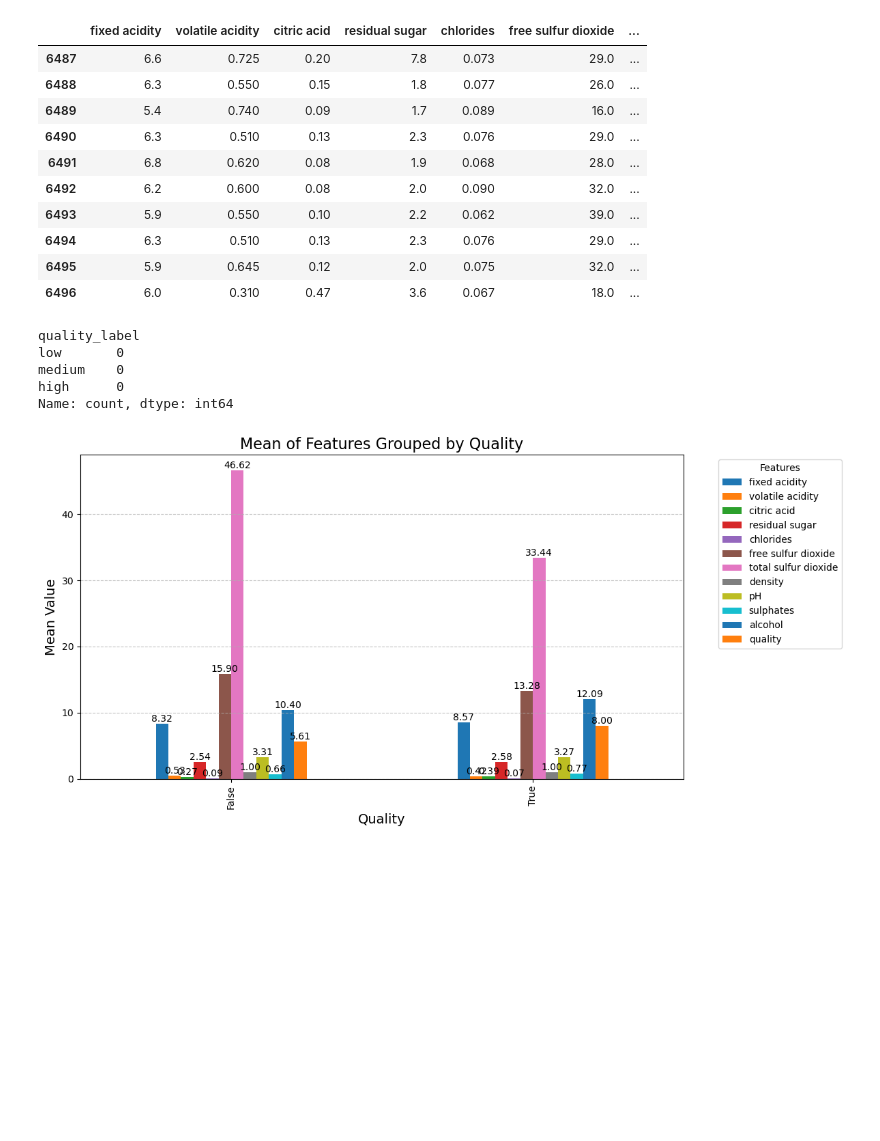
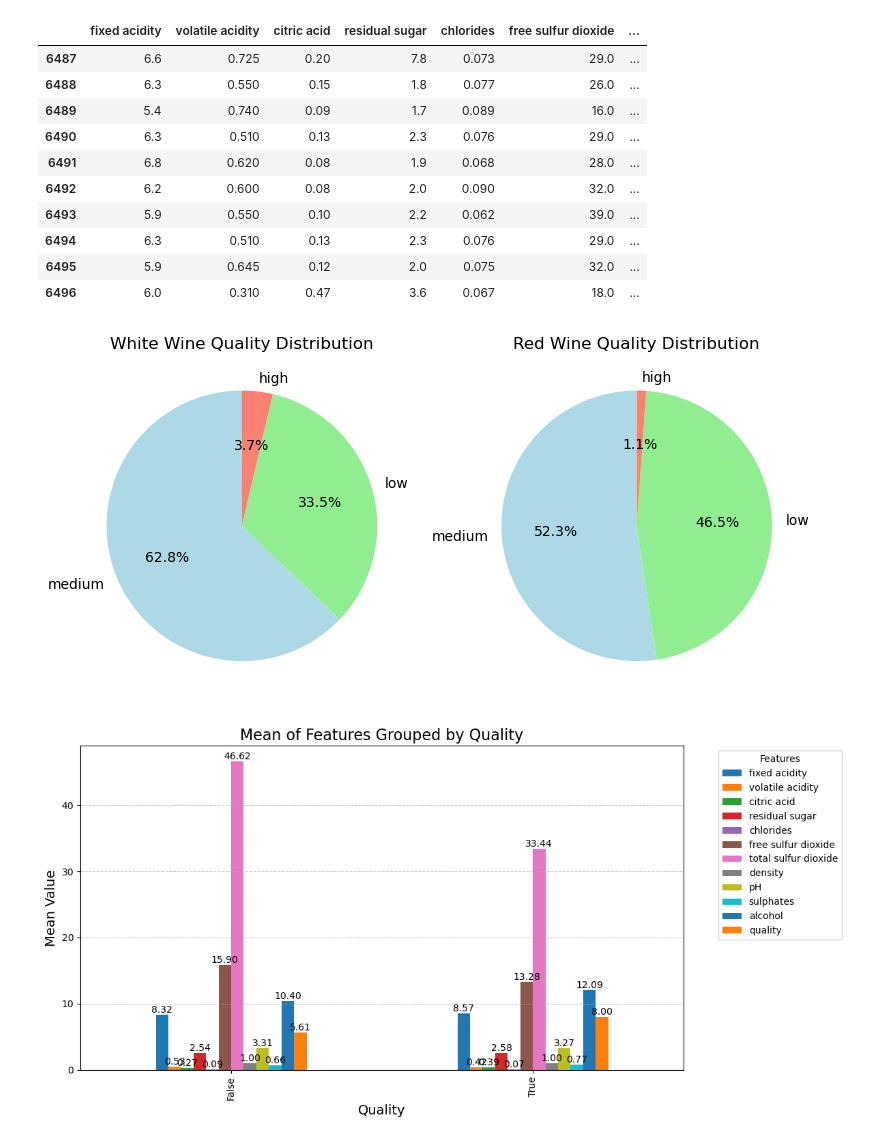
Before and after one commit to rakeshtparayil/BlueBerry-Winery, a Jupyter notebook: blueBerry_winery.ipynb, the cells around one changed output. Cells and saved outputs as stored; diff of their text form; code cells hidden in the pictures; blank space fills up the shorter version.

Commit message:
new_graphs

```diff
--- a/blueBerry_winery.ipynb
+++ b/blueBerry_winery.ipynb
@@ -199,17 +199,39 @@ combined_wine.tail(10)
 | 6494 | 6.3 | 0.510 | 0.13 | 2.3 | 0.076 | 29.0 | ... |
 | 6495 | 5.9 | 0.645 | 0.12 | 2.0 | 0.075 | 32.0 | ... |
 | 6496 | 6.0 | 0.310 | 0.47 | 3.6 | 0.067 | 18.0 | ... |
-# %%
-# Separate the data for White and Red wines
-white_quality_counts = combined_wine[combined_wine['wine_type'] == 'White']['quality_label'].value_counts()
-red_quality_counts = combined_wine[combined_wine['wine_type'] == 'Red']['quality_label'].value_counts()
-red_quality_counts
-# %% [output]
-quality_label
-low       0
-medium    0
-high      0
-Name: count, dtype: int64
+# %%
+# Separate the data for White and Red wines
+white_quality_counts = combined_wine[combined_wine['wine_type'] == 'white']['quality_label'].value_counts()
+red_quality_counts = combined_wine[combined_wine['wine_type'] == 'red']['quality_label'].value_counts()
+
+# Create a pie chart for White wines
+plt.figure(figsize=(8, 4))
+plt.subplot(1, 2, 1)
+plt.pie(
+    white_quality_counts,
+    labels=white_quality_counts.index,
+    autopct='%1.1f%%',
+    startangle=90,
+    colors=['lightblue', 'lightgreen', 'salmon']
+)
+plt.title('White Wine Quality Distribution')
+
+# Create a pie chart for Red wines
+plt.subplot(1, 2, 2)
+plt.pie(
+    red_quality_counts,
+    labels=red_quality_counts.index,
+    autopct='%1.1f%%',
+    startangle=90,
+    colors=['lightblue', 'lightgreen', 'salmon']
+)
+plt.title('Red Wine Quality Distribution')
+
+# Display the plots
+plt.tight_layout()
+plt.show()
+# %% [output]
+[figure, added]
 # %%
 # Plot mean of all columns for each quality level
 ax = mean_by_quality.plot(kind='bar', figsize=(12, 6))
```
